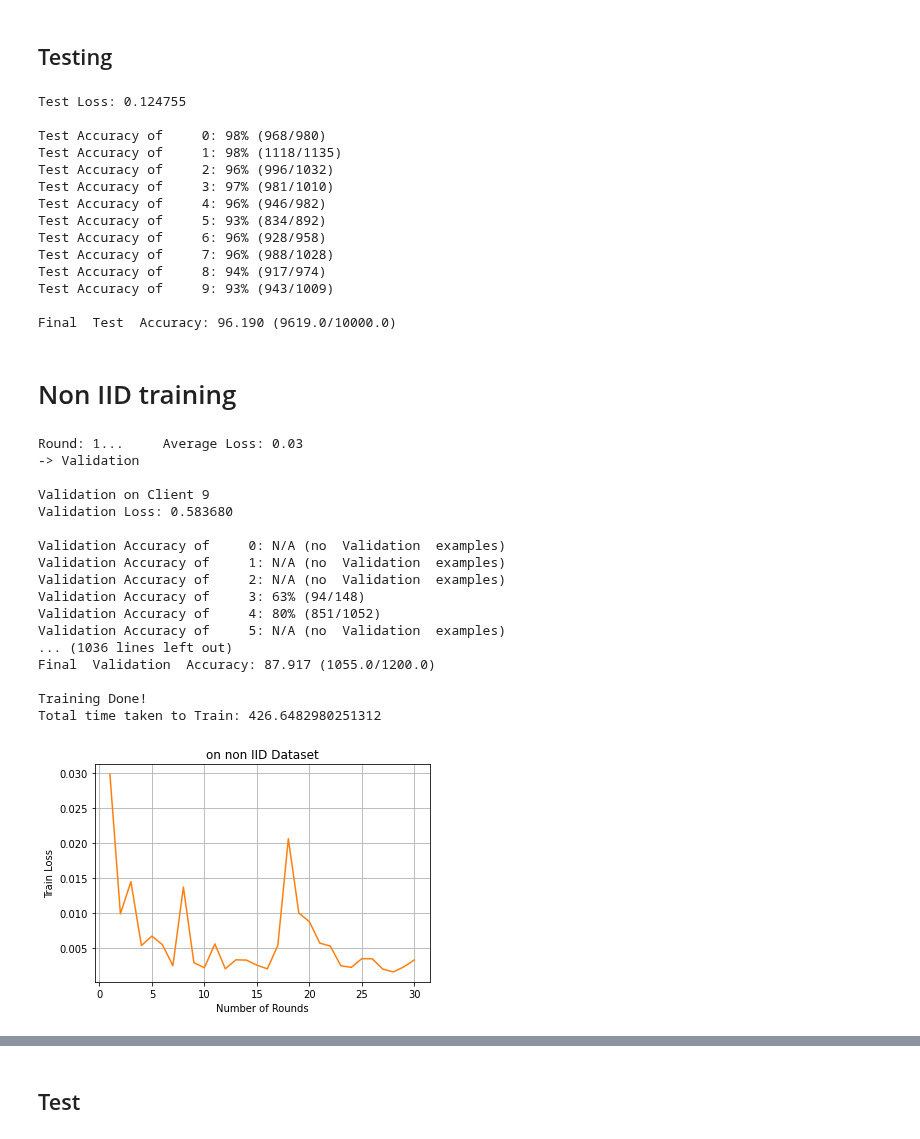
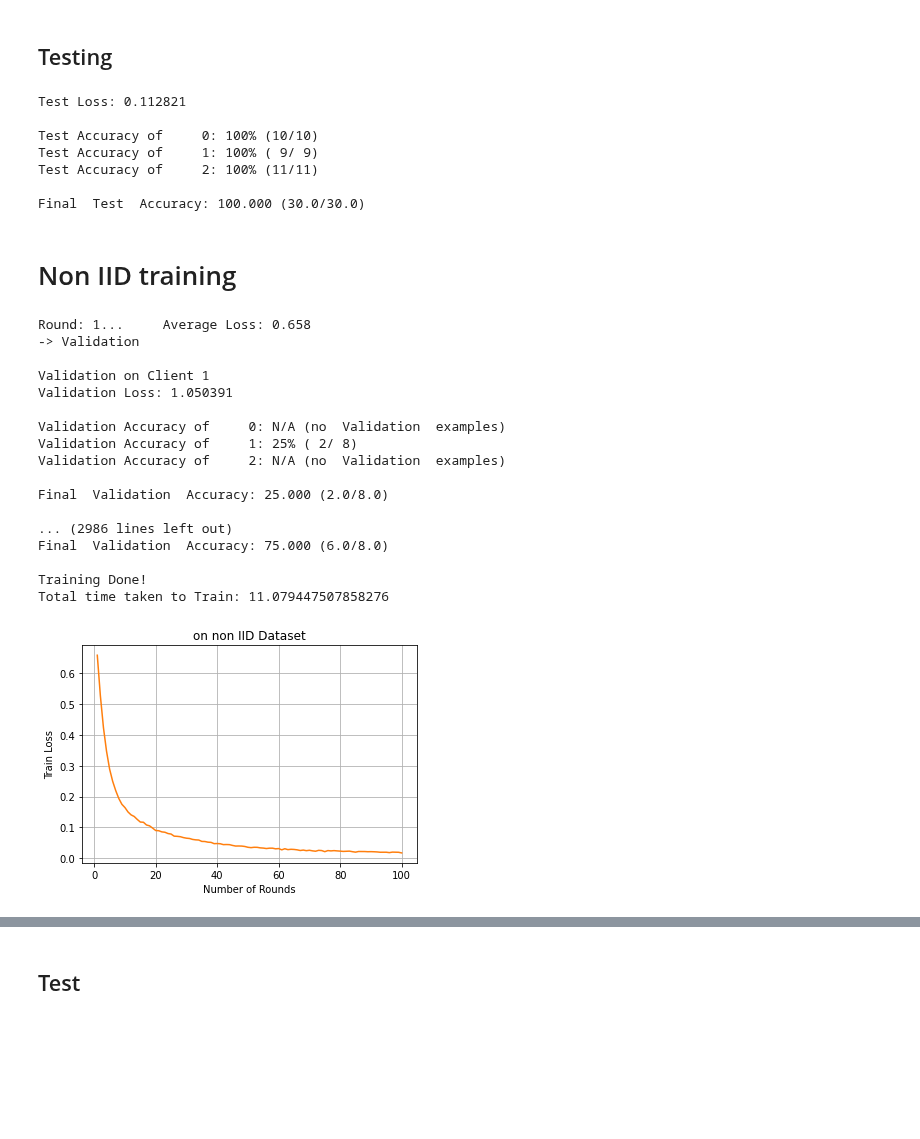
Before and after one commit to SizhuangHe/FL-REU, a Jupyter notebook: FL.ipynb, the cells around one changed output, grey strips where cells are left out. Drawn from its saved outputs; the diff is of its cells as text; code cells hidden in the pictures; blank space fills up the shorter version.

```diff
--- a/FL.ipynb
+++ b/FL.ipynb
@@ -109,16 +110,16 @@ class AddGaussianNoise(object):
 # %%
-#transform = AddGaussianNoise(0.,1.)
-#dataset_train = IrisData(feature_train, label_train) # only the __init__ function is called here
-#dataset_test = IrisData(feature_test, label_test)
+transform = AddGaussianNoise(0.,1.)
+dataset_train = IrisData(feature_train, label_train) # only the __init__ function is called here
+dataset_test = IrisData(feature_test, label_test)
 # %%
-classes_test = [i for i in range(output_size)]
+classes_test = [i for i in range(num_classes)]
 # %% [markdown]
 ### Other built-in dataset
 # %%
-transforms_mnist = transforms.Compose([
-                                       transforms.ToTensor(),
-                                       transforms.Normalize((0.1307,), (0.3081,))
-                                       ])
+# transforms_mnist = transforms.Compose([
+#                                        transforms.ToTensor(),
+#                                        transforms.Normalize((0.1307,), (0.3081,))
+#                                        ])
 
-dataset_train = datasets.MNIST('./data/mnist/', train=True, download=True, transform=transforms_mnist)
-dataset_test = datasets.MNIST('../data/mnist/', train=False, download=True, transform=transforms_mnist)
+# dataset_train = datasets.MNIST('./data/mnist/', train=True, download=True, transform=transforms_mnist)
+# dataset_test = datasets.MNIST('../data/mnist/', train=False, download=True, transform=transforms_mnist)
@@ -178,8 +175,8 @@ def non_iid_partition(dataset, clients, total_shards, shards_size, num_shards_pe
   idxs = np.arange(len(dataset))
   #print(f"idxs: {idxs}")
 
-  # data_labels = dataset.label
-  data_labels = dataset.targets.numpy()
+  data_labels = dataset.label
+  #data_labels = dataset.targets.numpy()
   #print(f"data_labels: {data_labels}")
 
   # sort the labels
@@ -524,67 +521,56 @@ Total time taken to Train: 89.80683994293213
 ## Testing
 # %%
 criterion = nn.CrossEntropyLoss()
-testing(model_iid_trained, dataset_test, 10, criterion, output_size, classes_test)
+testing(model_iid_trained, dataset_test, 10, criterion, num_classes, classes_test)
 # %% [output]
-Test Loss: 0.124755
+Test Loss: 0.112821
 
-Test Accuracy of     0: 98% (968/980)
-Test Accuracy of     1: 98% (1118/1135)
-Test Accuracy of     2: 96% (996/1032)
-Test Accuracy of     3: 97% (981/1010)
-Test Accuracy of     4: 96% (946/982)
-Test Accuracy of     5: 93% (834/892)
-Test Accuracy of     6: 96% (928/958)
-Test Accuracy of     7: 96% (988/1028)
-Test Accuracy of     8: 94% (917/974)
-Test Accuracy of     9: 93% (943/1009)
+Test Accuracy of     0: 100% (10/10)
+Test Accuracy of     1: 100% ( 9/ 9)
+Test Accuracy of     2: 100% (11/11)
 
-Final  Test  Accuracy: 96.190 (9619.0/10000.0)
+Final  Test  Accuracy: 100.000 (30.0/30.0)
 # %% [markdown]
 # Non IID training
 # %%
 # number of training rounds
-rounds = 30
+rounds = 100
 # client fraction
-C = 0.2
+C = 1
 # number of clients
-K = output_size
+K = num_classes
 # number of training passes on local dataset for each roung
 E = 5
 # batch size
 batch_size = 10
 # learning Rate
 lr=0.01
 # data partition dictionary
-
-client_dict = non_iid_partition(dataset_train, 10, 10, 6000, 1) # every client is given only one shard, which is very non_iid
+client_dict = non_iid_partition(dataset_train, clients=3, total_shards=3, shards_size=40, num_shards_per_client=1) # every client is given only one shard, which is very non_iid
 non_iid_dict = client_dict_train_val_split(client_dict_in=client_dict, validation_ratio=0.2)
-
-
-
 # load model
 model_non_iid = IRIS_NN(input_size, num_hidden_neuron, output_size)
 
 if torch.cuda.is_available():
   model_non_iid.cuda()
 
-model_non_iid_trained = training(model_non_iid, rounds, batch_size, output_size,lr, dataset_train, non_iid_dict, C, K, E, "on non IID Dataset", "orange")
+model_non_iid_trained = training(model_non_iid, rounds, batch_size, num_classes,lr, dataset_train, non_iid_dict, C, K, E, "on non IID Dataset", "orange")
 # %% [output]
-Round: 1...     Average Loss: 0.03
+Round: 1...     Average Loss: 0.658
 -> Validation
 
-Validation on Client 9
-Validation Loss: 0.583680
+Validation on Client 1
+Validation Loss: 1.050391
 
 Validation Accuracy of     0: N/A (no  Validation  examples)
-Validation Accuracy of     1: N/A (no  Validation  examples)
+Validation Accuracy of     1: 25% ( 2/ 8)
 Validation Accuracy of     2: N/A (no  Validation  examples)
-Validation Accuracy of     3: 63% (94/148)
-Validation Accuracy of     4: 80% (851/1052)
-Validation Accuracy of     5: N/A (no  Validation  examples)
-... (1036 lines left out)
-Final  Validation  Accuracy: 87.917 (1055.0/1200.0)
+
+Final  Validation  Accuracy: 25.000 (2.0/8.0)
+
+... (2986 lines left out)
+Final  Validation  Accuracy: 75.000 (6.0/8.0)
 
 Training Done!
-Total time taken to Train: 426.6482980251312
+Total time taken to Train: 11.079447507858276
-[figure, old version]
+[figure, new version]
```
Also changed, not shown: parts of 8 cells of this notebook.
